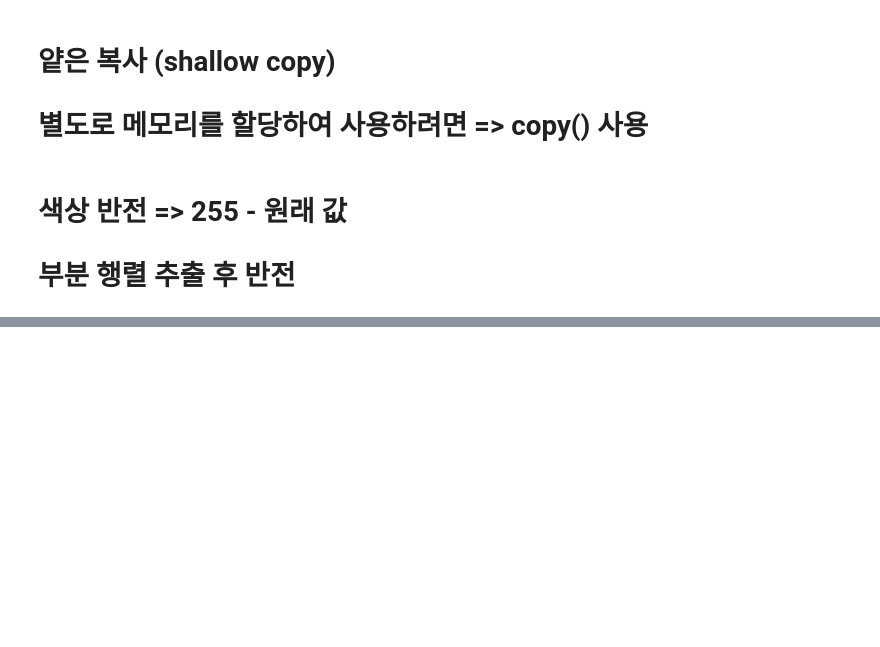
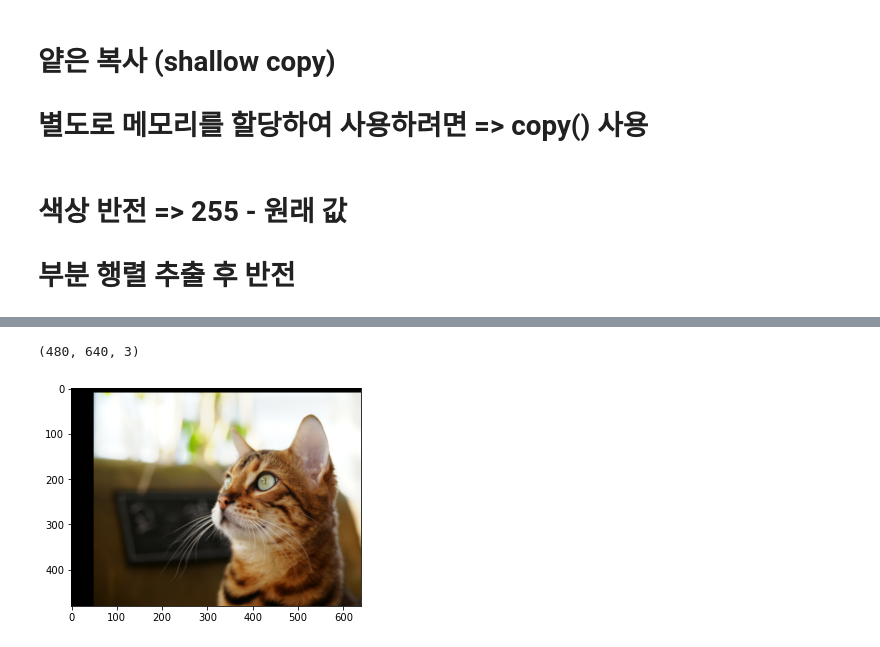
Before and after one commit to 9taetae9/OpenCV, a Jupyter notebook: Midterm_practice.ipynb, the cells around one changed output, grey strips where cells are left out. Drawn from its saved outputs; the diff is of its cells as text; code cells hidden in the pictures; blank space fills up the shorter version.

```diff
--- a/Midterm_practice.ipynb
+++ b/Midterm_practice.ipynb
@@ -775,0 +854,18 @@ def func6():
+# %%
+import numpy as np
+import matplotlib.pyplot as plt
+
+image = cv.imread('cat.bmp')
+
+print(image.shape)
+#핼열 정보만 저장
+height, width = image.shape[:2]
+
+M= np.float32([[1,0,50],[0,1,10]])
+dst=cv.warpAffine(image,M, (width,height))  #(x,y) = (열, 행) =(width, height) 순서 주의
+
+plt.imshow(cv.cvtColor(dst, cv.COLOR_BGR2RGB))
+plt.show()
+# %% [output]
+(480, 640, 3)
+[figure, added]
```
Also changed, not shown: parts of 25 cells of this notebook.
